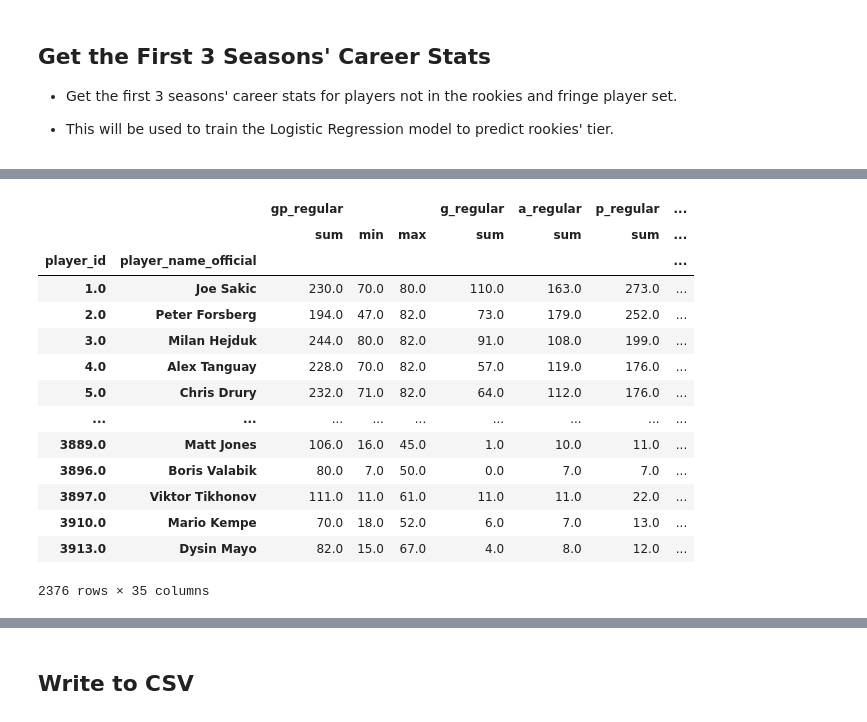
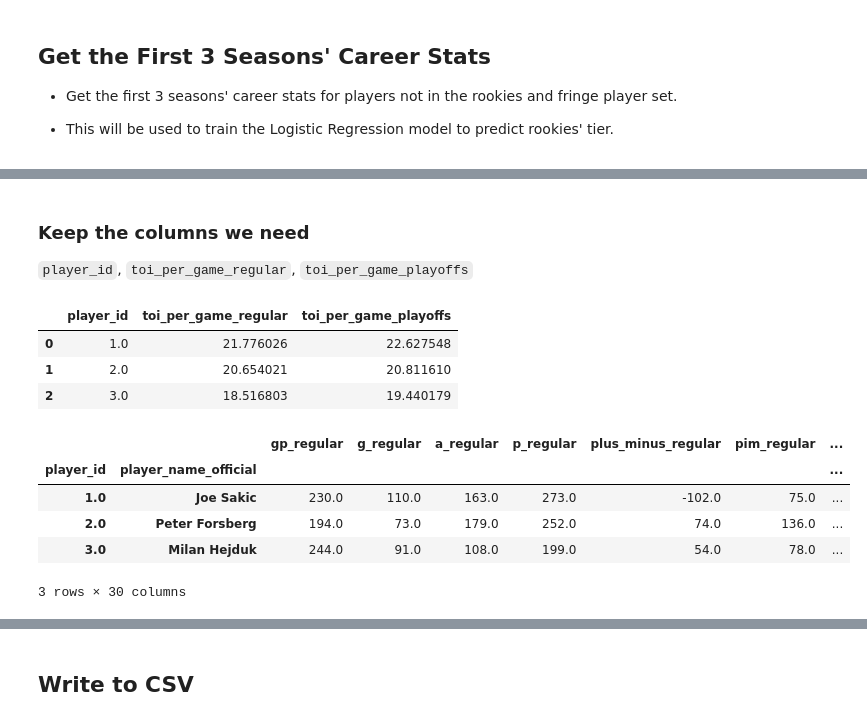
Before and after one commit to shigenogoro/NHL-Prospect-Predictor, a Jupyter notebook: tier_classifier/nhl_player_preprocessing.ipynb, the cells around one changed output, grey strips where cells are left out. Drawn from its saved outputs; the diff is of its cells as text; code cells hidden in the pictures.

```diff
--- a/tier_classifier/nhl_player_preprocessing.ipynb
+++ b/tier_classifier/nhl_player_preprocessing.ipynb
@@ -686,3 +792,16 @@ first_3_seasons_stats
+# %% [markdown]
+### Keep the columns we need
+
+`player_id`, `toi_per_game_regular`, `toi_per_game_playoffs`
+# %%
+# Keep the columns we need
+first_3_seasons_toi_df = first_3_seasons_toi_df[['player_id', 'toi_per_game_regular', 'toi_per_game_playoffs']]
+first_3_seasons_toi_df.head(3)
+# %% [output]
+|  | player_id | toi_per_game_regular | toi_per_game_playoffs |
+| 0 | 1.0 | 21.776026 | 22.627548 |
+| 1 | 2.0 | 20.654021 | 20.811610 |
+| 2 | 3.0 | 18.516803 | 19.440179 |
 # %%
 # Convert columns that should be numeric
 numeric_cols = [
@@ -697,29 +816,14 @@ numeric_cols = [
 ]
 
 for col in numeric_cols:
-    nhl_career_stats[col] = pd.to_numeric(nhl_career_stats[col], errors="coerce")
-
-# Handle TOI (time on ice) separately if it's "MM:SS" or "HH:MM:SS"
-def convert_toi_to_minutes(toi_str):
-    if pd.isna(toi_str): return None
-    parts = str(toi_str).split(":")
-    if len(parts) == 2:  # MM:SS
-        m, s = map(int, parts)
-        return m + s/60
-    elif len(parts) == 3:  # HH:MM:SS
-        h, m, s = map(int, parts)
-        return h*60 + m + s/60
-    return None
-
-first_3_seasons_stats["toi_per_game_regular"] = first_3_seasons_stats["toi_per_game_regular"].apply(convert_toi_to_minutes)
-first_3_seasons_stats["toi_per_game_playoffs"] = first_3_seasons_stats["toi_per_game_playoffs"].apply(convert_toi_to_minutes)
+    first_3_seasons_stats[col] = pd.to_numeric(first_3_seasons_stats[col], errors="coerce")
 
 # Fill NaN with 0
 first_3_seasons_stats = first_3_seasons_stats.fillna(0)
 
 # Add extra stats before aggregation
 agg_funcs = {
-    "gp_regular": ["sum", "min", "max"],  # total GP, min GP, max GP in a season
+    "gp_regular": "sum",
     "g_regular": "sum",
     "a_regular": "sum",
     "p_regular": "sum",
@@ -734,7 +838,6 @@ agg_funcs = {
     "sog_regular": "sum",
     "shooting_pct_regular": "mean",  # percentage -> average
     "fo_pct_regular": "mean",        # percentage -> average
-    "toi_per_game_regular": "mean",  # average TOI per game
     "gp_playoffs": "sum",
     "g_playoffs": "sum",
     "a_playoffs": "sum",
@@ -750,8 +853,6 @@ agg_funcs = {
     "sog_playoffs": "sum",
     "shooting_pct_playoffs": "mean",  # %
     "fo_pct_playoffs": "mean",        # %
-    "toi_per_game_playoffs": "mean",
-    "season": "nunique"  # number of distinct NHL seasons
 }
 
 # Aggregate
@@ -759,20 +860,11 @@ first_3_seasons_stats = first_3_seasons_stats.groupby(
     ["player_id", "player_name_official"]
 ).agg(agg_funcs)
 # %%
-first_3_seasons_stats
+first_3_seasons_stats.head(3)
 # %% [output]
-|  |  | gp_regular |  |  | g_regular | a_regular | p_regular | ... |
-|  |  | sum | min | max | sum | sum | sum | ... |
+|  |  | gp_regular | g_regular | a_regular | p_regular | plus_minus_regular | pim_regular | ... |
 | player_id | player_name_official |  |  |  |  |  |  | ... |
-| 1.0 | Joe Sakic | 230.0 | 70.0 | 80.0 | 110.0 | 163.0 | 273.0 | ... |
-| 2.0 | Peter Forsberg | 194.0 | 47.0 | 82.0 | 73.0 | 179.0 | 252.0 | ... |
-| 3.0 | Milan Hejduk | 244.0 | 80.0 | 82.0 | 91.0 | 108.0 | 199.0 | ... |
-| 4.0 | Alex Tanguay | 228.0 | 70.0 | 82.0 | 57.0 | 119.0 | 176.0 | ... |
-| 5.0 | Chris Drury | 232.0 | 71.0 | 82.0 | 64.0 | 112.0 | 176.0 | ... |
-| ... | ... | ... | ... | ... | ... | ... | ... | ... |
-| 3889.0 | Matt Jones | 106.0 | 16.0 | 45.0 | 1.0 | 10.0 | 11.0 | ... |
-| 3896.0 | Boris Valabik | 80.0 | 7.0 | 50.0 | 0.0 | 7.0 | 7.0 | ... |
-| 3897.0 | Viktor Tikhonov | 111.0 | 11.0 | 61.0 | 11.0 | 11.0 | 22.0 | ... |
-| 3910.0 | Mario Kempe | 70.0 | 18.0 | 52.0 | 6.0 | 7.0 | 13.0 | ... |
-| 3913.0 | Dysin Mayo | 82.0 | 15.0 | 67.0 | 4.0 | 8.0 | 12.0 | ... |
+| 1.0 | Joe Sakic | 230.0 | 110.0 | 163.0 | 273.0 | -102.0 | 75.0 | ... |
+| 2.0 | Peter Forsberg | 194.0 | 73.0 | 179.0 | 252.0 | 74.0 | 136.0 | ... |
+| 3.0 | Milan Hejduk | 244.0 | 91.0 | 108.0 | 199.0 | 54.0 | 78.0 | ... |
-2376 rows × 35 columns
+3 rows × 30 columns
```
Also changed, not shown: parts of 41 cells of this notebook, 13 other files.
